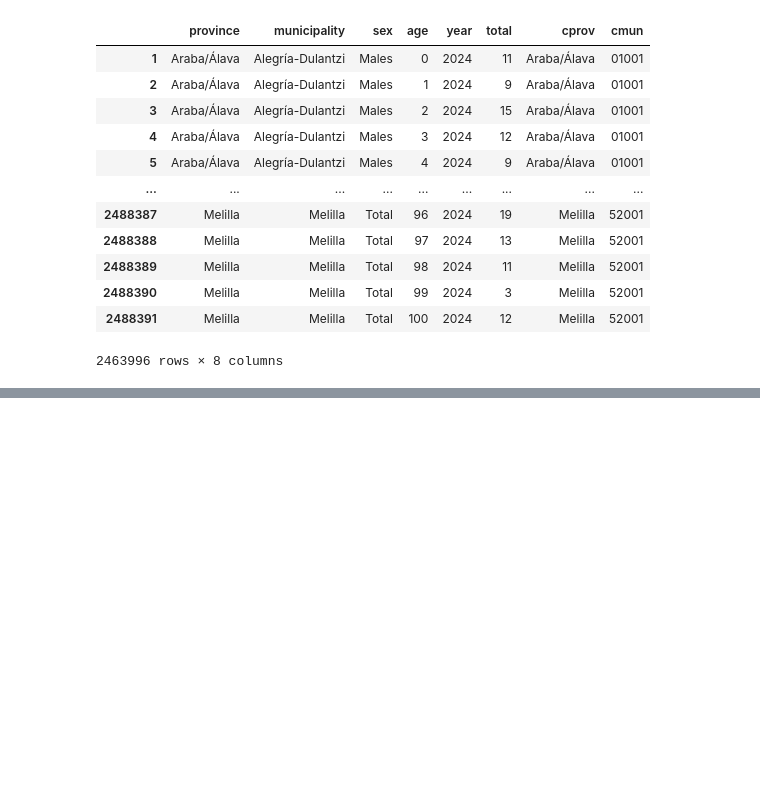
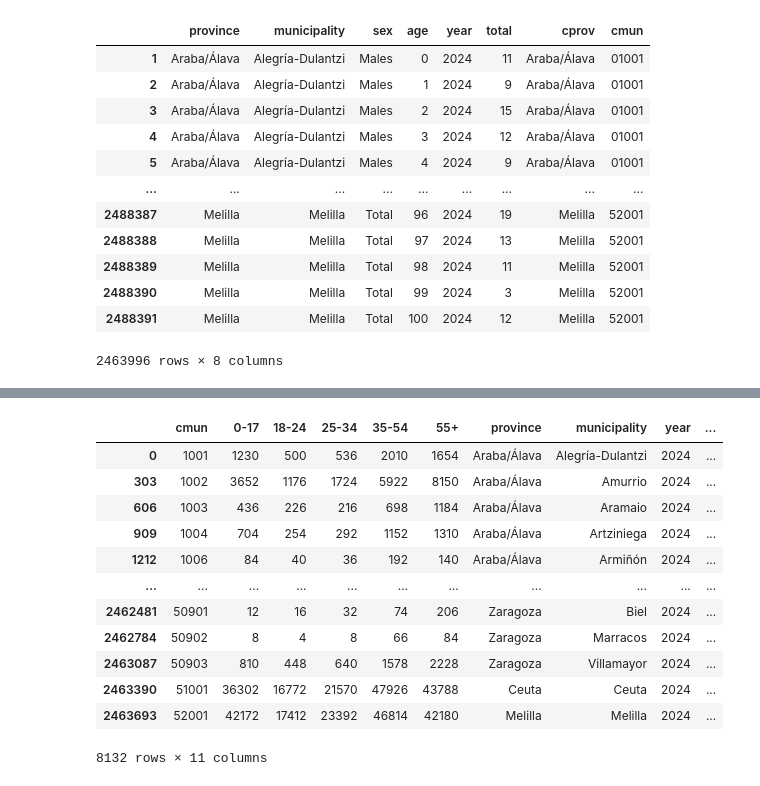
Before and after one commit to marimoysan/ml-pueblos, a Jupyter notebook: notebooks/clean_age.ipynb, the cells around one changed output, grey strips where cells are left out. Saved outputs shown, nothing was run; the diff lists cells and outputs as text; code cells hidden in the pictures; blank space fills up the shorter version.

Commit message:
removed duplicates from filtered age

```diff
--- a/notebooks/clean_age.ipynb
+++ b/notebooks/clean_age.ipynb
@@ -278,0 +303,15 @@ df_2024.sample(10)
+# %%
+# 2. Pivot the table to have one column per age group
+#    We group by 'cmun' (or whichever municipality identifier you prefer)
+pivot_df = df_ages_bined.pivot_table(
+    index='cmun',
+    columns='age_group',
+    values='total',
+    aggfunc='sum',
+    fill_value=0  # fill missing combinations with 0
+).reset_index()
+# %%
+age_group_order = ['0-17', '18-24', '25-34', '35-54', '55+']
+pivot_df = pivot_df[['cmun'] + [grp for grp in age_group_order if grp in pivot_df.columns]]
+
+pivot_df
@@ -278,0 +332,22 @@ df_2024.sample(10)
+# %%
+columns = ['province', 'municipality', 'age', 'municipality_clean', 'province_clean', 'age_group']
+
+df_ages_bined = df_ages_bined.drop(["sex", "age", "total", "age_group"], axis = 1)
+# %%
+df_age_combined = pivot_df.merge(df_ages_bined, on='cmun', how='left')
+# %%
+df_age_combined.drop_duplicates()
+# %% [output]
+|  | cmun | 0-17 | 18-24 | 25-34 | 35-54 | 55+ | province | municipality | year | ... |
+| 0 | 1001 | 1230 | 500 | 536 | 2010 | 1654 | Araba/Álava | Alegría-Dulantzi | 2024 | ... |
+| 303 | 1002 | 3652 | 1176 | 1724 | 5922 | 8150 | Araba/Álava | Amurrio | 2024 | ... |
+| 606 | 1003 | 436 | 226 | 216 | 698 | 1184 | Araba/Álava | Aramaio | 2024 | ... |
+| 909 | 1004 | 704 | 254 | 292 | 1152 | 1310 | Araba/Álava | Artziniega | 2024 | ... |
+| 1212 | 1006 | 84 | 40 | 36 | 192 | 140 | Araba/Álava | Armiñón | 2024 | ... |
+| ... | ... | ... | ... | ... | ... | ... | ... | ... | ... | ... |
+| 2462481 | 50901 | 12 | 16 | 32 | 74 | 206 | Zaragoza | Biel | 2024 | ... |
+| 2462784 | 50902 | 8 | 4 | 8 | 66 | 84 | Zaragoza | Marracos | 2024 | ... |
+| 2463087 | 50903 | 810 | 448 | 640 | 1578 | 2228 | Zaragoza | Villamayor | 2024 | ... |
+| 2463390 | 51001 | 36302 | 16772 | 21570 | 47926 | 43788 | Ceuta | Ceuta | 2024 | ... |
+| 2463693 | 52001 | 42172 | 17412 | 23392 | 46814 | 42180 | Melilla | Melilla | 2024 | ... |
+8132 rows × 11 columns
```
Also changed, not shown: parts of 20 cells of this notebook, 1 other file.
